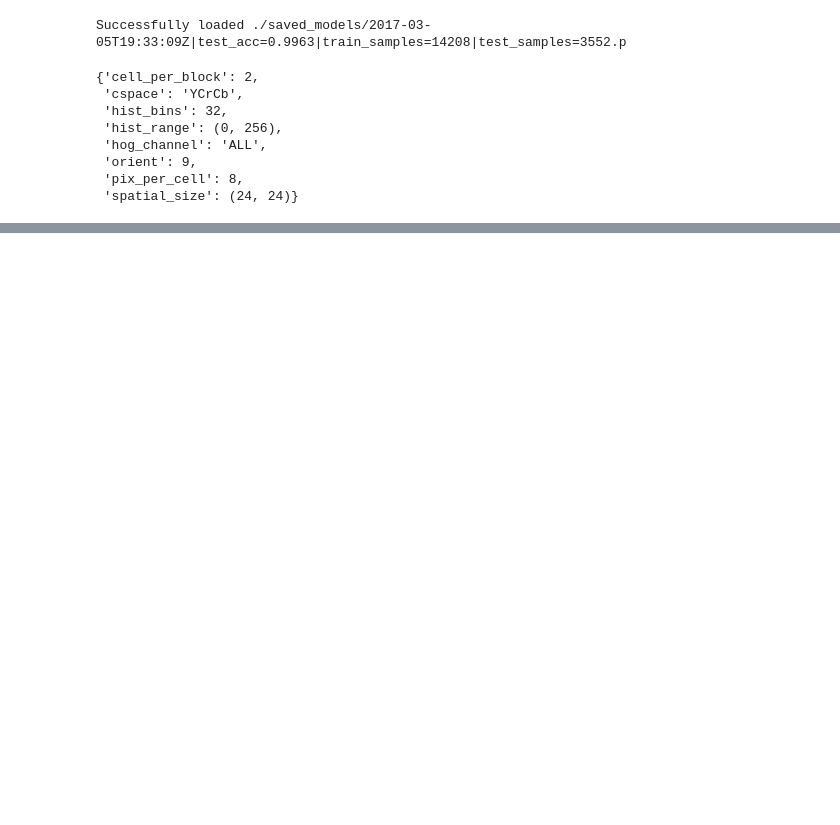
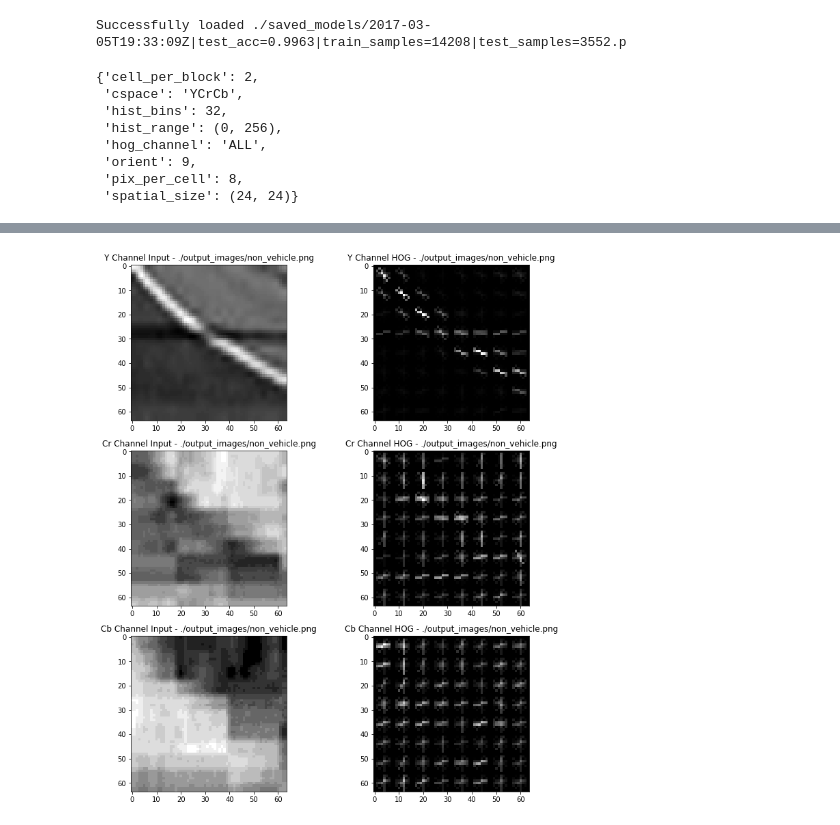
Before and after one commit to anandnimkar/vehicle-detector, a Jupyter notebook: pipeline.ipynb, the cells around one changed output, grey strips where cells are left out. Saved outputs shown, nothing was run; the diff lists cells and outputs as text; code cells hidden in the pictures; blank space fills up the shorter version.

Commit message:
hog visualizations done

```diff
--- a/pipeline.ipynb
+++ b/pipeline.ipynb
@@ -326,0 +296,56 @@ for fname in glob.glob('./test_images/*.jpg'):
+# %%
+test_images = glob.glob('./test_images/*.jpg')
+
+from features import get_hog_features
+
+f = './output_images/non_vehicle.png'
+
+img = cv2.cvtColor(cv2.imread(f), cv2.COLOR_BGR2YCrCb)
+
+features1, hog0 = get_hog_features(img[...,0],
+                       orient=params['orient'],
+                       pix_per_cell=params['pix_per_cell'],
+                       cell_per_block=params['cell_per_block'],
+                       vis=True, feature_vec=False)
+
+features2, hog1 = get_hog_features(img[...,1],
+                       orient=params['orient'],
+                       pix_per_cell=params['pix_per_cell'],
+                       cell_per_block=params['cell_per_block'],
+                       vis=True, feature_vec=False)
+
+features3, hog2 = get_hog_features(img[...,2],
+                       orient=params['orient'],
+                       pix_per_cell=params['pix_per_cell'],
+                       cell_per_block=params['cell_per_block'],
+                       vis=True, feature_vec=False)
+
+fig = plt.figure(figsize=(10,15))
+
+ax1 = fig.add_subplot(421)
+ax1.set_title('Y Channel Input - {}'.format(f))
+ax1.imshow(img[...,0], 'gray')
+
+ax2 = fig.add_subplot(422)
+ax2.set_title('Y Channel HOG - {}'.format(f))
+ax2.imshow(hog0, 'gray')
+
+ax3 = fig.add_subplot(423)
+ax3.set_title('Cr Channel Input - {}'.format(f))
+ax3.imshow(img[...,1], 'gray')
+
+ax4 = fig.add_subplot(424)
+ax4.set_title('Cr Channel HOG - {}'.format(f))
+ax4.imshow(hog2, 'gray')
+
+ax5 = fig.add_subplot(425)
+ax5.set_title('Cb Channel Input - {}'.format(f))
+ax5.imshow(img[...,2], 'gray')
+
+ax6 = fig.add_subplot(426)
+ax6.set_title('Cb Channel HOG - {}'.format(f))
+ax6.imshow(hog3, 'gray')
+
+fig.tight_layout()
+# %% [output]
+[figure, added]
```
Also changed, not shown: parts of 1 cell of this notebook, 2 other files.
